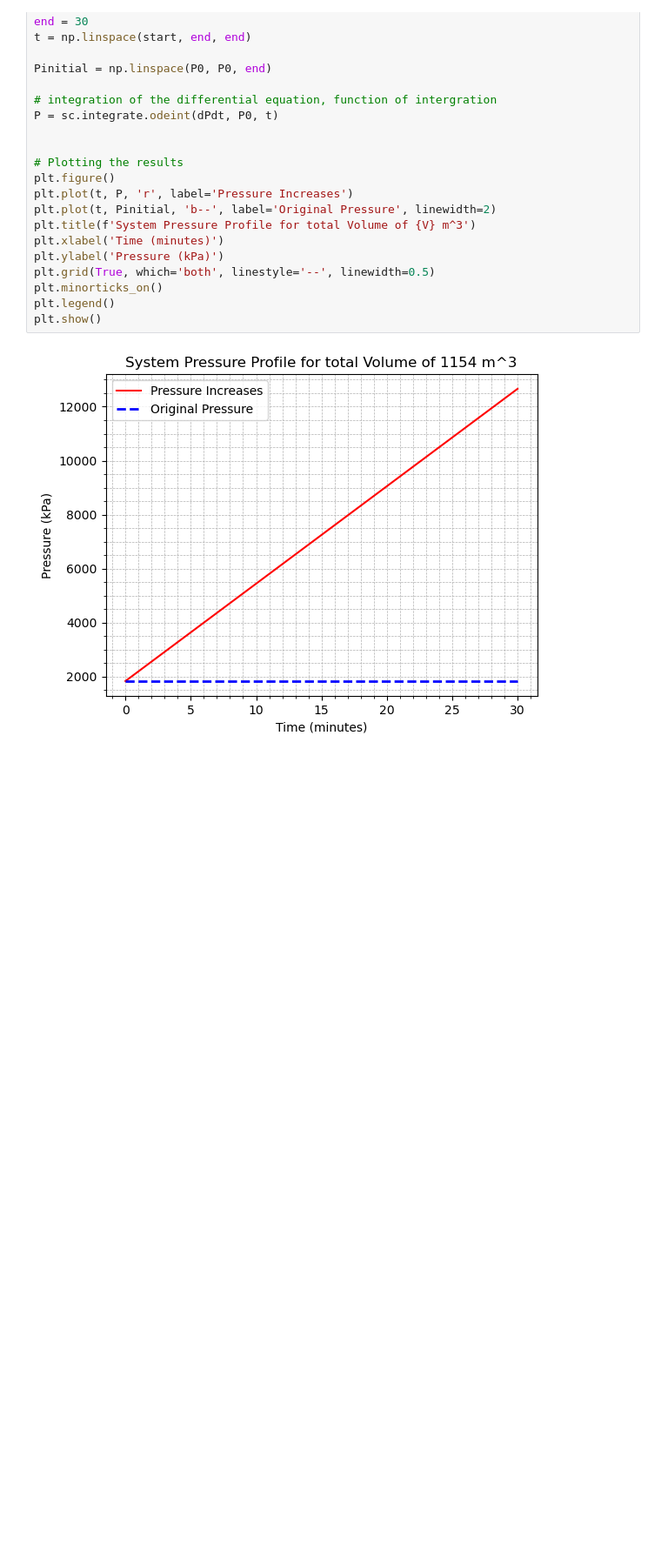
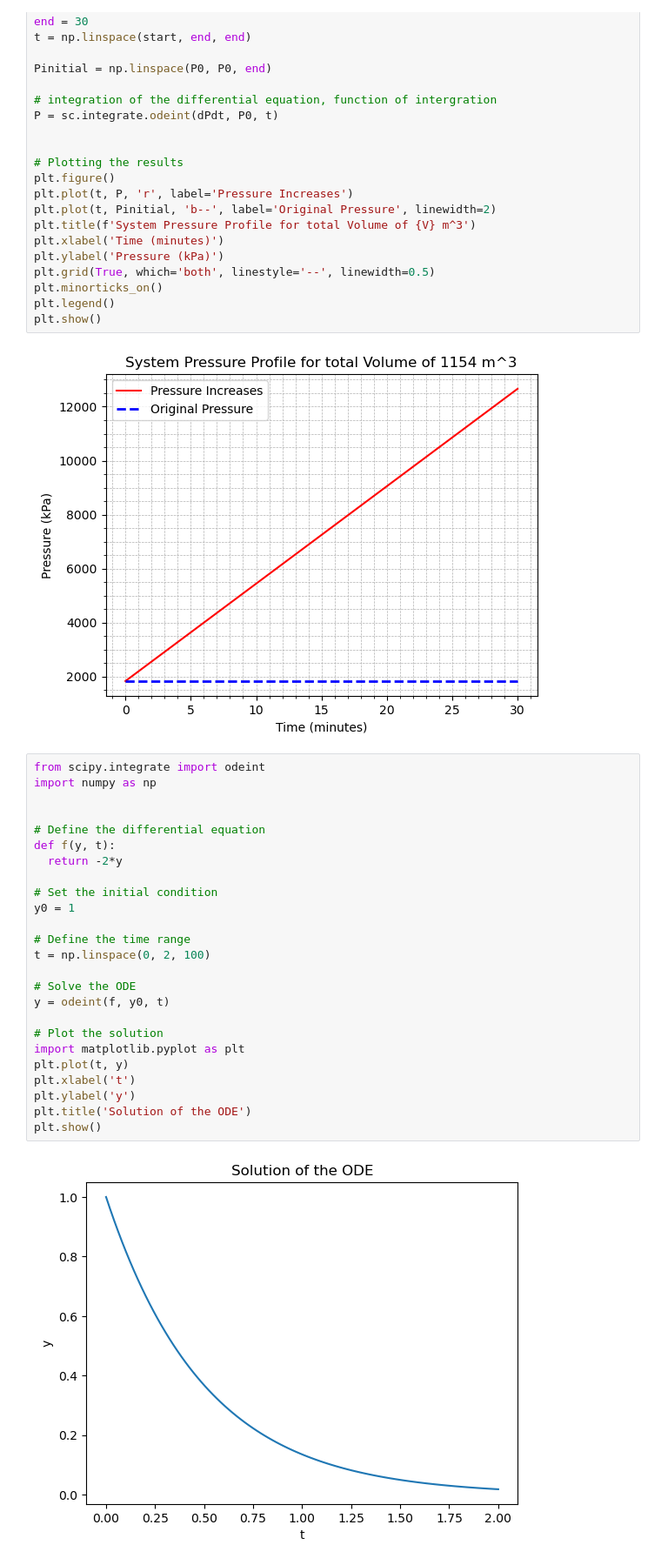
Before and after one commit to dayangnurshazanah/python-project, a Jupyter notebook: Week 12_Phyton Application in CE_2.ipynb, the cells around one changed output. Shown: that part at 87% size. Cells and saved outputs as stored; diff of their text form; blank space fills up the shorter version.

```diff
--- a/Week 12_Phyton Application in CE_2.ipynb
+++ b/Week 12_Phyton Application in CE_2.ipynb
@@ -146,3 +146,30 @@ plt.legend()
 plt.show()
 # %% [output]
 [figure]
+# %%
+from scipy.integrate import odeint
+import numpy as np
+
+
+# Define the differential equation
+def f(y, t):
+  return -2*y
+
+# Set the initial condition
+y0 = 1
+
+# Define the time range
+t = np.linspace(0, 2, 100)
+
+# Solve the ODE
+y = odeint(f, y0, t)
+
+# Plot the solution
+import matplotlib.pyplot as plt
+plt.plot(t, y)
+plt.xlabel('t')
+plt.ylabel('y')
+plt.title('Solution of the ODE')
+plt.show()
+# %% [output]
+[figure, added]
```
Also changed, not shown: 4 other files.
